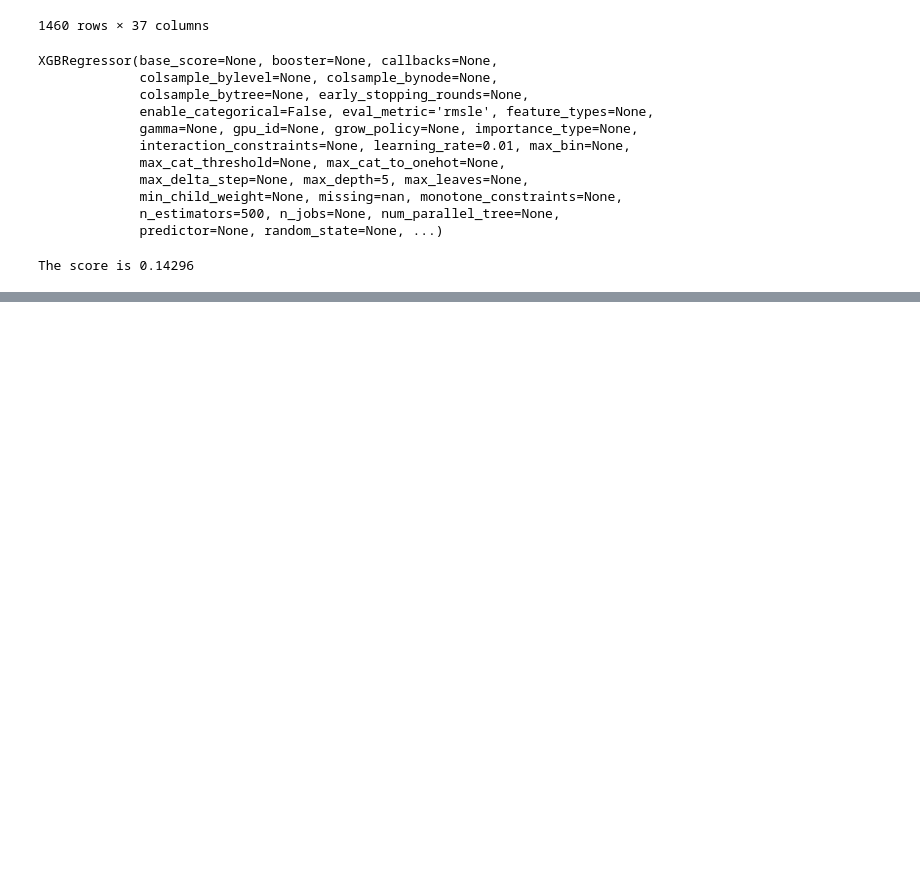
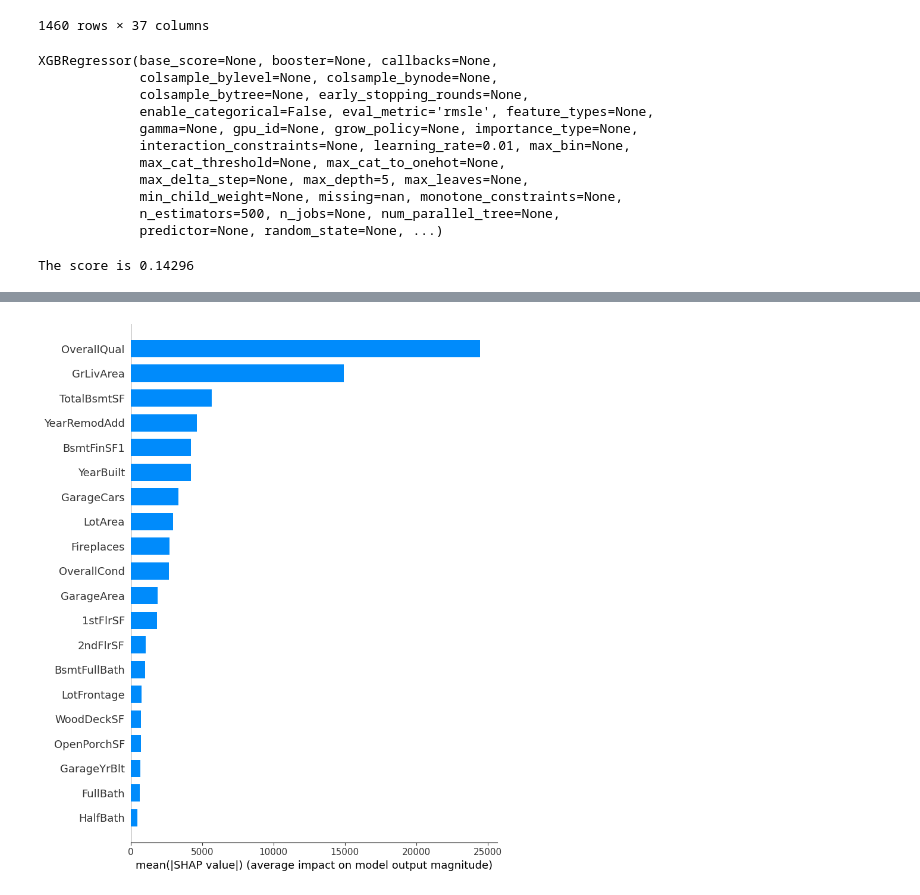
Before and after one commit to AmiteshArya/milestone-1, a Jupyter notebook: milestone2.ipynb, the cells around one changed output, grey strips where cells are left out. Saved outputs shown, nothing was run; the diff lists cells and outputs as text; code cells hidden in the pictures; blank space fills up the shorter version.

```diff
--- a/milestone2.ipynb
+++ b/milestone2.ipynb
@@ -95,0 +120,4 @@ The score is 0.14296
+# %%
+shap.summary_plot(shap_values, x, plot_type="bar")
+# %% [output]
+[figure, added]
```
Also changed, not shown: parts of 6 cells of this notebook.
